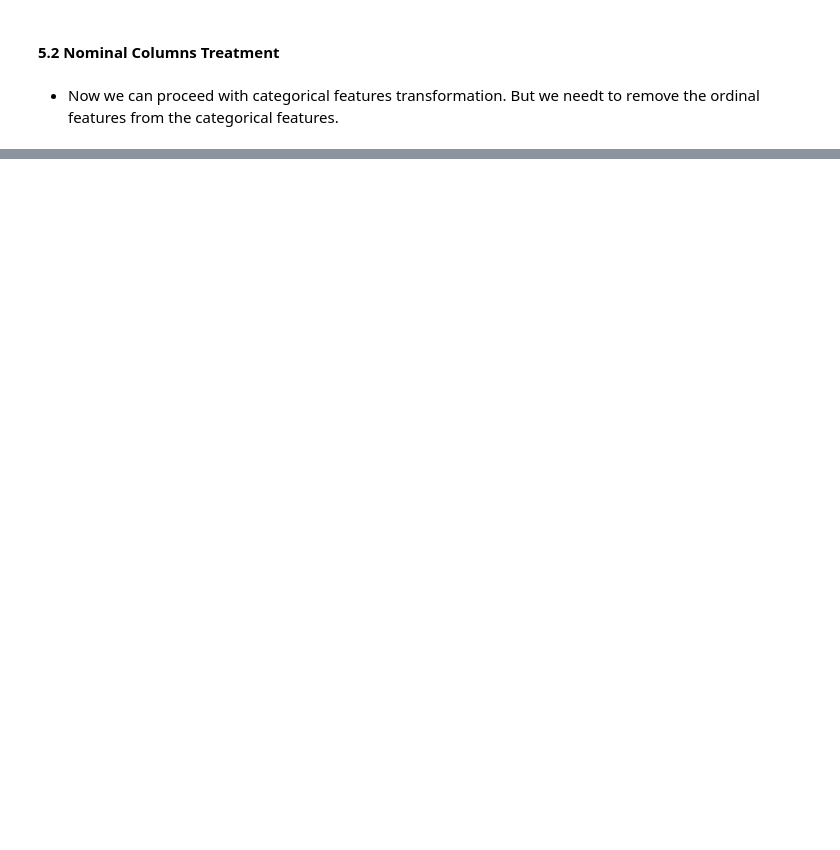
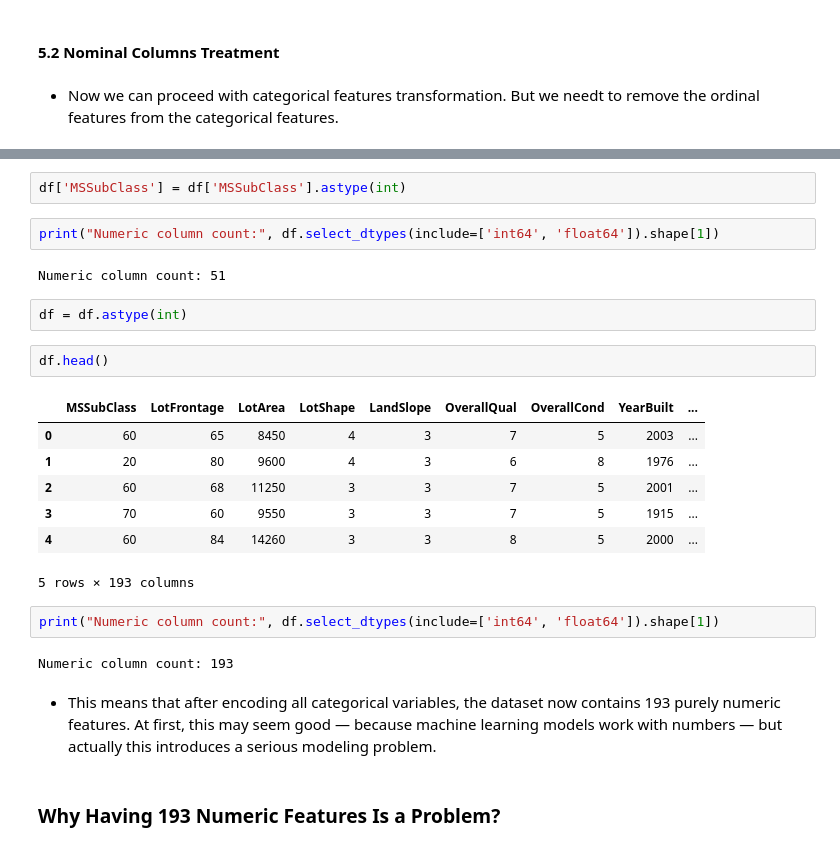
Before and after one commit to harmandeep2993/house-price-prediction, a Jupyter notebook: notebooks/01_eda_fe.ipynb, the cells around one changed output, grey strips where cells are left out. Drawn from its saved outputs; the diff is of its cells as text; blank space fills up the shorter version.

```diff
--- a/notebooks/01_eda_fe.ipynb
+++ b/notebooks/01_eda_fe.ipynb
@@ -717,0 +833,26 @@ df.head()
+# %%
+df['MSSubClass'] = df['MSSubClass'].astype(int)
+# %%
+print("Numeric column count:", df.select_dtypes(include=['int64', 'float64']).shape[1])
+# %% [output]
+Numeric column count: 51
+# %%
+df = df.astype(int)
+# %%
+df.head()
+# %% [output]
+|  | MSSubClass | LotFrontage | LotArea | LotShape | LandSlope | OverallQual | OverallCond | YearBuilt | ... |
+| 0 | 60 | 65 | 8450 | 4 | 3 | 7 | 5 | 2003 | ... |
+| 1 | 20 | 80 | 9600 | 4 | 3 | 6 | 8 | 1976 | ... |
+| 2 | 60 | 68 | 11250 | 3 | 3 | 7 | 5 | 2001 | ... |
+| 3 | 70 | 60 | 9550 | 3 | 3 | 7 | 5 | 1915 | ... |
+| 4 | 60 | 84 | 14260 | 3 | 3 | 8 | 5 | 2000 | ... |
+5 rows × 193 columns
+# %%
+print("Numeric column count:", df.select_dtypes(include=['int64', 'float64']).shape[1])
+# %% [output]
+Numeric column count: 193
+# %% [markdown]
+- This means that after encoding all categorical variables, the dataset now contains 193 purely numeric features. At first, this may seem good — because machine learning models work with numbers — but actually this introduces a serious modeling problem.
+# %% [markdown]
+### Why Having 193 Numeric Features Is a Problem?
```
Also changed, not shown: parts of 23 cells of this notebook, 1 other file.
